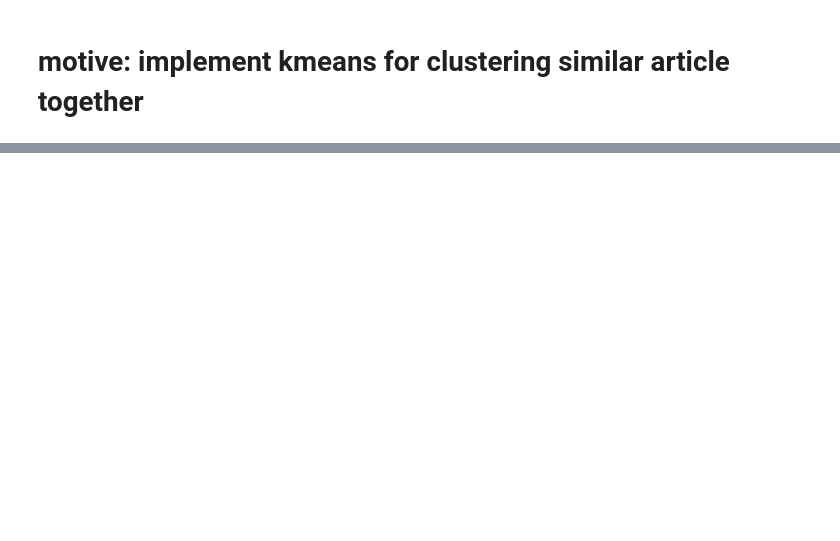
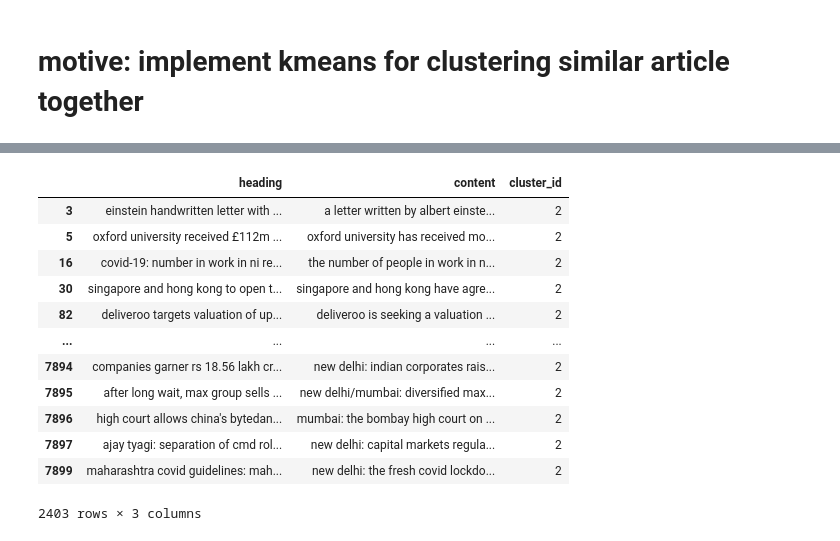
Before and after one commit to thepooons/news-rec-cw, a Jupyter notebook: notebooks/11_6_21_text_kmeans.ipynb, the cells around one changed output, grey strips where cells are left out. Cells and saved outputs as stored; diff of their text form; code cells hidden in the pictures; blank space fills up the shorter version.

```diff
--- a/notebooks/11_6_21_text_kmeans.ipynb
+++ b/notebooks/11_6_21_text_kmeans.ipynb
@@ -79 +96,31 @@ mapping2
+# %%
+kmeanModel = KMeans(
+    n_clusters=5,
+    init='k-means++',
+    n_init=10,
+    max_iter=1000,
+    tol=0.0001,
+    precompute_distances='deprecated',
+    verbose=0,
+    random_state=None,
+    copy_x=True,
+    n_jobs='deprecated',
+    algorithm='auto'
+)
+kmeanModel.fit(vector_data)
+data.loc[:, "cluster_id"] = kmeanModel.labels_
+# %% [output]
+|  | heading | content | cluster_id |
+| 3 | einstein handwritten letter with ... | a letter written by albert einste... | 2 |
+| 5 | oxford university received £112m ... | oxford university has received mo... | 2 |
+| 16 | covid-19: number in work in ni re... | the number of people in work in n... | 2 |
+| 30 | singapore and hong kong to open t... | singapore and hong kong have agre... | 2 |
+| 82 | deliveroo targets valuation of up... | deliveroo is seeking a valuation ... | 2 |
+| ... | ... | ... | ... |
+| 7894 | companies garner rs 18.56 lakh cr... | new delhi: indian corporates rais... | 2 |
+| 7895 | after long wait, max group sells ... | new delhi/mumbai: diversified max... | 2 |
+| 7896 | high court allows china's bytedan... | mumbai: the bombay high court on ... | 2 |
+| 7897 | ajay tyagi: separation of cmd rol... | new delhi: capital markets regula... | 2 |
+| 7899 | maharashtra covid guidelines: mah... | new delhi: the fresh covid lockdo... | 2 |
+2403 rows × 3 columns
 # %%
```
Also changed, not shown: parts of 8 cells of this notebook, 2 other files.
